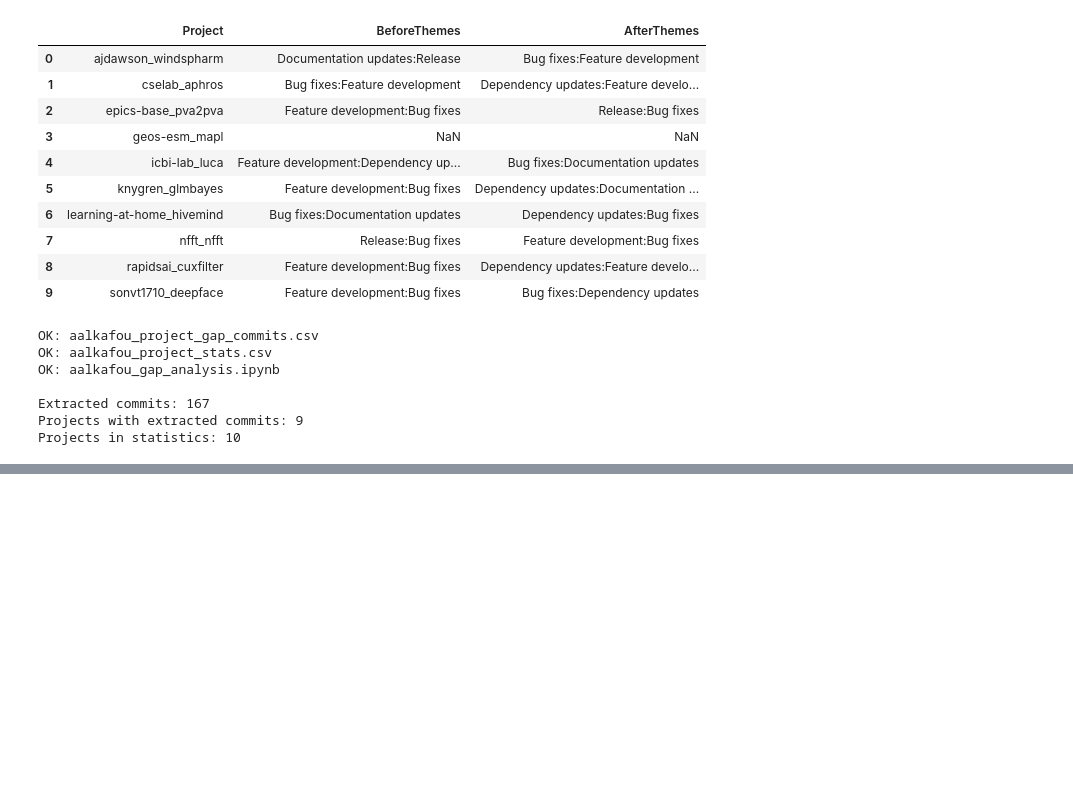
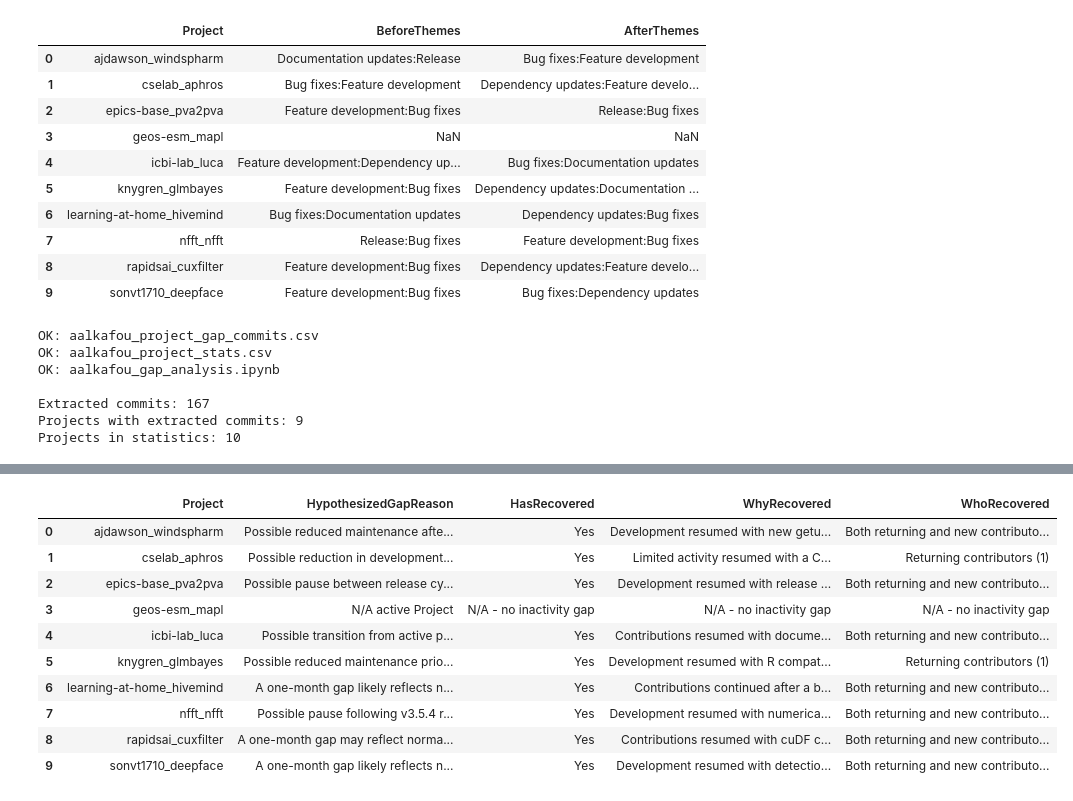
Before and after one commit to Amiraa-Alkafoury/MiniProject2, a Jupyter notebook: aalkafou_gap_analysis.ipynb, the cells around one changed output, grey strips where cells are left out. Saved outputs shown, nothing was run; the diff lists cells and outputs as text; code cells hidden in the pictures; blank space fills up the shorter version.

Commit message:
Complete MiniProject2 recovery analysis and reflections

```diff
--- a/aalkafou_gap_analysis.ipynb
+++ b/aalkafou_gap_analysis.ipynb
@@ -544,0 +693,60 @@ Projects in statistics: 10
+# %%
+gap_reasons = {
+    "ajdawson_windspharm":
+        "Possible reduced maintenance after the v1.7.0 release. "
+        "The gap followed release preparation, but its cause is unconfirmed.",
+
+    "cselab_aphros":
+        "Possible reduction in development effort or changing research priorities. "
+        "Pre-gap commits addressed builds and examples; no confirmed cause was found.",
+
+    "epics-base_pva2pva":
+        "Possible pause between release cycles. Development later resumed "
+        "with v1.4.1 preparation; the cause of the gap is unconfirmed.",
+
+    "geos-esm_mapl":
+        "N/A active Project",
+
+    "icbi-lab_luca":
+        "Possible transition from active pipeline development to maintenance "
+        "of research outputs. No confirmed explanation for the gap.",
+
+    "knygren_glmbayes":
+        "Possible reduced maintenance priority. Development later resumed "
+        "with R compatibility and CRAN preparation after a 58-month gap.",
+
+    "learning-at-home_hivemind":
+        "A one-month gap likely reflects normal variation in contributions. "
+        "No specific interruption cause was established.",
+
+    "nfft_nfft":
+        "Possible pause following v3.5.4 release preparation. "
+        "The 13-month interruption has no confirmed explanation.",
+
+    "rapidsai_cuxfilter":
+        "A one-month gap may reflect normal development variation or "
+        "dependency update timing. No confirmed cause was established.",
+
+    "sonvt1710_deepface":
+        "A one-month gap likely reflects normal variation in contributions. "
+        "No specific cause was established."
+}
+
+stats["HypothesizedGapReason"] = stats["Project"].map(gap_reasons)
+
+display(stats[
+    ["Project", "HypothesizedGapReason",
+     "HasRecovered", "WhyRecovered", "WhoRecovered"]
+])
+# %% [output]
+|  | Project | HypothesizedGapReason | HasRecovered | WhyRecovered | WhoRecovered |
+| 0 | ajdawson_windspharm | Possible reduced maintenance afte... | Yes | Development resumed with new getu... | Both returning and new contributo... |
+| 1 | cselab_aphros | Possible reduction in development... | Yes | Limited activity resumed with a C... | Returning contributors (1) |
+| 2 | epics-base_pva2pva | Possible pause between release cy... | Yes | Development resumed with release ... | Both returning and new contributo... |
+| 3 | geos-esm_mapl | N/A active Project | N/A - no inactivity gap | N/A - no inactivity gap | N/A - no inactivity gap |
+| 4 | icbi-lab_luca | Possible transition from active p... | Yes | Contributions resumed with docume... | Both returning and new contributo... |
+| 5 | knygren_glmbayes | Possible reduced maintenance prio... | Yes | Development resumed with R compat... | Returning contributors (1) |
+| 6 | learning-at-home_hivemind | A one-month gap likely reflects n... | Yes | Contributions continued after a b... | Both returning and new contributo... |
+| 7 | nfft_nfft | Possible pause following v3.5.4 r... | Yes | Development resumed with numerica... | Both returning and new contributo... |
+| 8 | rapidsai_cuxfilter | A one-month gap may reflect norma... | Yes | Contributions resumed with cuDF c... | Both returning and new contributo... |
+| 9 | sonvt1710_deepface | A one-month gap likely reflects n... | Yes | Development resumed with detectio... | Both returning and new contributo... |
```
Also changed, not shown: parts of 13 cells of this notebook, 12 other files.
